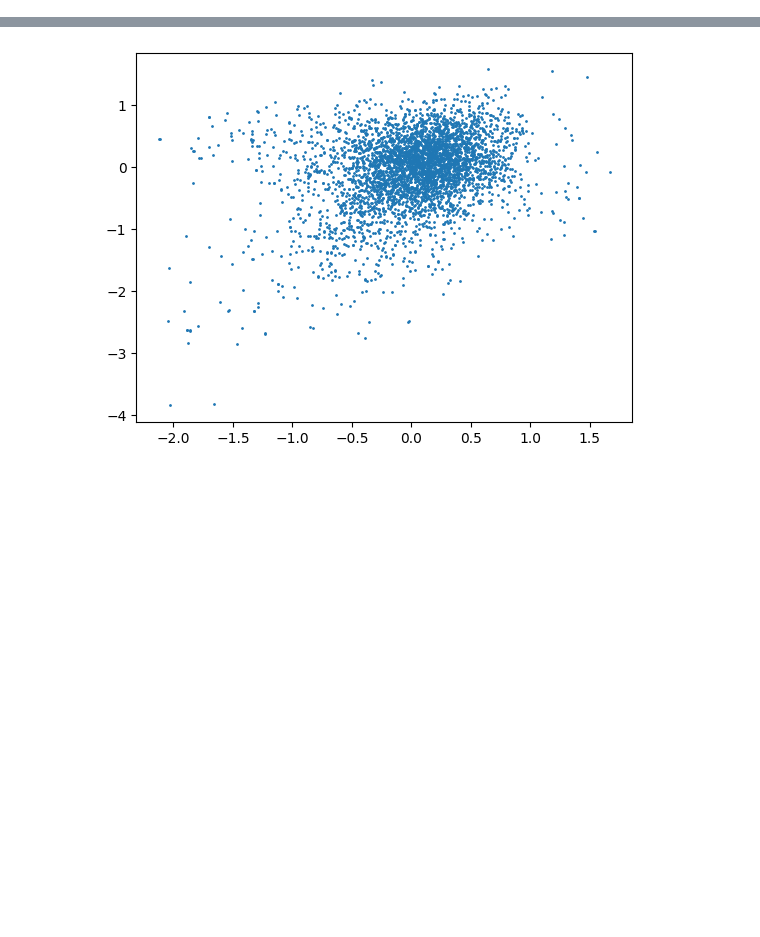
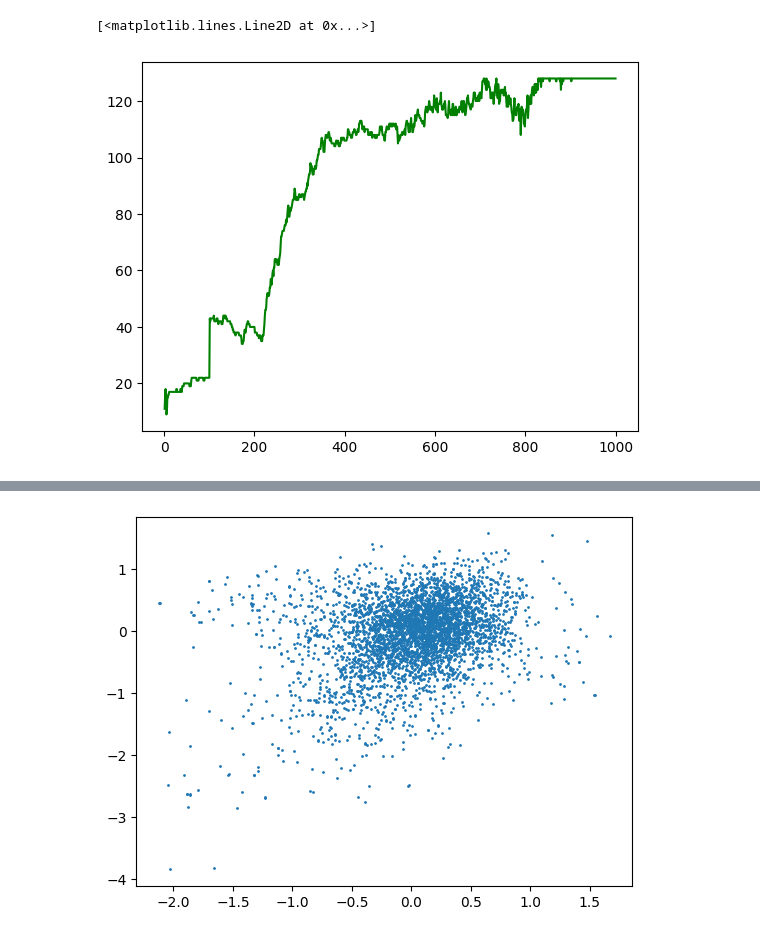
Before and after one commit to tanluuuuuuu/Dynamic-Oriented-Object-Detection, a Jupyter notebook: visualize.ipynb, the cells around one changed output, grey strips where cells are left out. Cells and saved outputs as stored; diff of their text form; code cells hidden in the pictures; blank space fills up the shorter version.

```diff
--- a/visualize.ipynb
+++ b/visualize.ipynb
@@ -1,3 +26,15 @@
+# %%
+import matplotlib.pyplot as plt
+import numpy as np
+
+f = open("/home/tanluuuuuuu/Desktop/luunvt/oriented_object_detection/mmrotate/work_dirs/dynamic_roi_trans_r50_fpn_1x_dota_le90_iou75_beta10_iter100_head1_v2/check_num_pos_1000e_top150_btop20.txt", 'r')
+lines = [float(x.strip()) for x in f.readlines()]
+img_pos_sample = [x for i, x in enumerate(lines) if i % 2 == 0]
+epochs = np.arange(1, len(img_pos_sample) + 1)
+plt.plot(epochs, img_pos_sample, 'g')
+# %% [output]
+[<matplotlib.lines.Line2D at 0x...>]
+[figure, added]
 # %%
 import matplotlib.pyplot as plt
 import numpy as np
```
Also changed, not shown: parts of 3 cells of this notebook, 16 other files.
